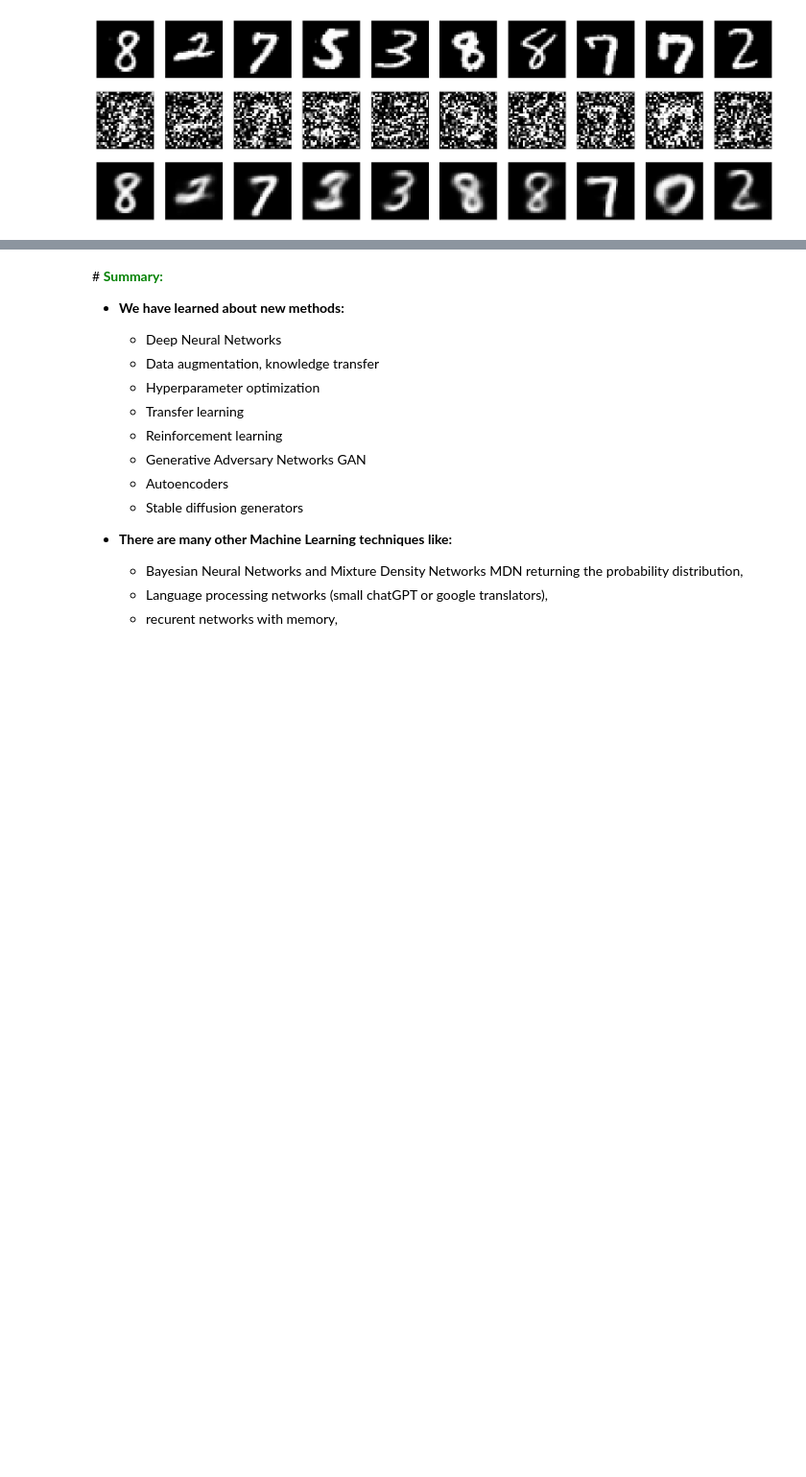
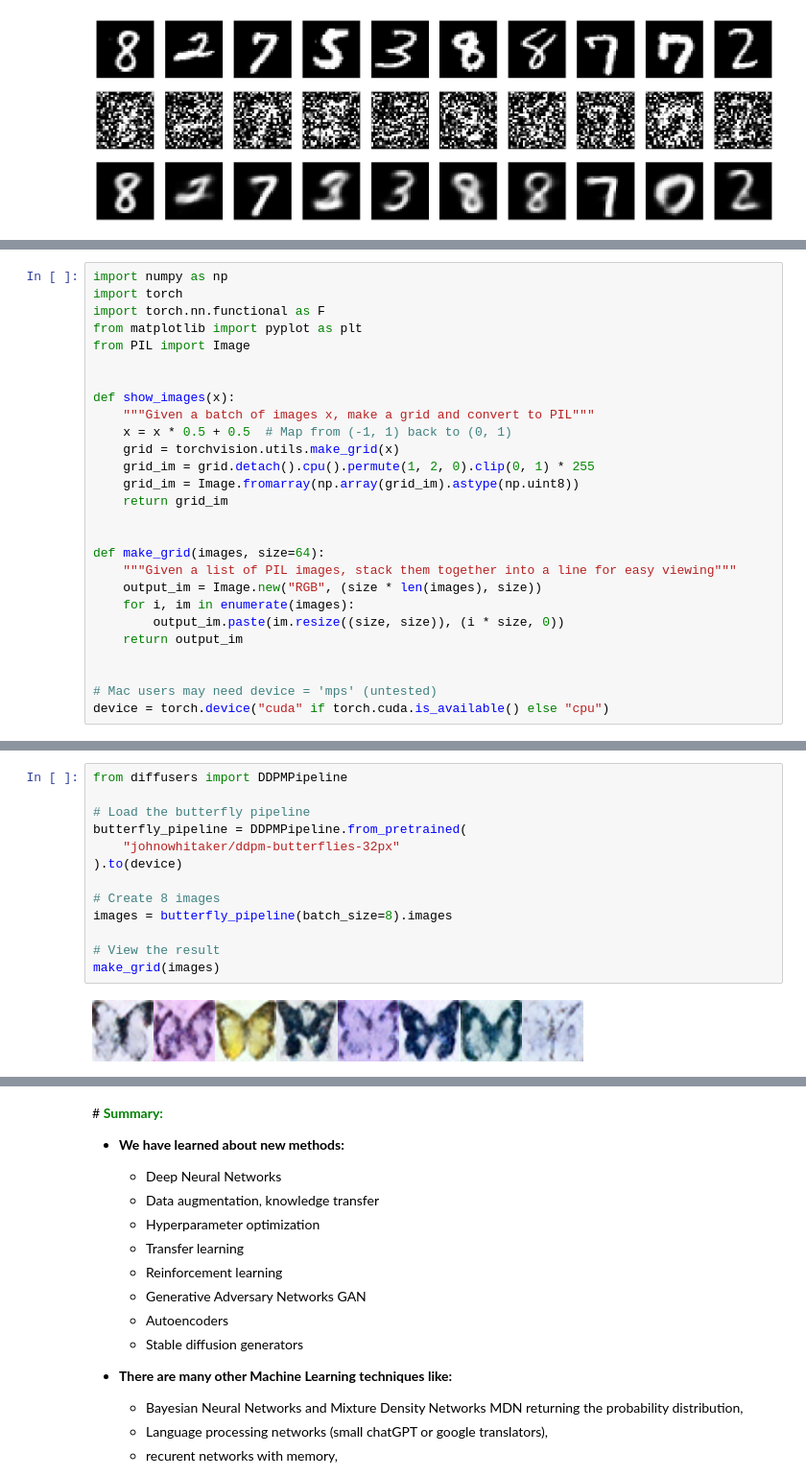
Before and after one commit to marcinwolter/MachineLearning-KISD-2024, a Jupyter notebook: lecture7.ipynb, the cells around one changed output, grey strips where cells are left out. Shown at 96% size. Saved outputs shown, nothing was run; the diff lists cells and outputs as text; blank space fills up the shorter version.

```diff
--- a/lecture7.ipynb
+++ b/lecture7.ipynb
@@ -528,0 +575,27 @@ https://towardsdatascience.com/outlier-detection-with-autoencoders-6c7ac3e2aa90
+# %%
+import numpy as np
+import torch
+import torch.nn.functional as F
+from matplotlib import pyplot as plt
+from PIL import Image
+
+
+def show_images(x):
+    """Given a batch of images x, make a grid and convert to PIL"""
+    x = x * 0.5 + 0.5  # Map from (-1, 1) back to (0, 1)
+    grid = torchvision.utils.make_grid(x)
+    grid_im = grid.detach().cpu().permute(1, 2, 0).clip(0, 1) * 255
+    grid_im = Image.fromarray(np.array(grid_im).astype(np.uint8))
+    return grid_im
+
+
+def make_grid(images, size=64):
+    """Given a list of PIL images, stack them together into a line for easy viewing"""
+    output_im = Image.new("RGB", (size * len(images), size))
+    for i, im in enumerate(images):
+        output_im.paste(im.resize((size, size)), (i * size, 0))
+    return output_im
+
+
+# Mac users may need device = 'mps' (untested)
+device = torch.device("cuda" if torch.cuda.is_available() else "cpu")
@@ -528,0 +617,15 @@ https://towardsdatascience.com/outlier-detection-with-autoencoders-6c7ac3e2aa90
+# %%
+from diffusers import DDPMPipeline
+
+# Load the butterfly pipeline
+butterfly_pipeline = DDPMPipeline.from_pretrained(
+    "johnowhitaker/ddpm-butterflies-32px"
+).to(device)
+
+# Create 8 images
+images = butterfly_pipeline(batch_size=8).images
+
+# View the result
+make_grid(images)
+# %% [output]
+[figure, added]
```
Also changed, not shown: parts of 56 cells of this notebook.
